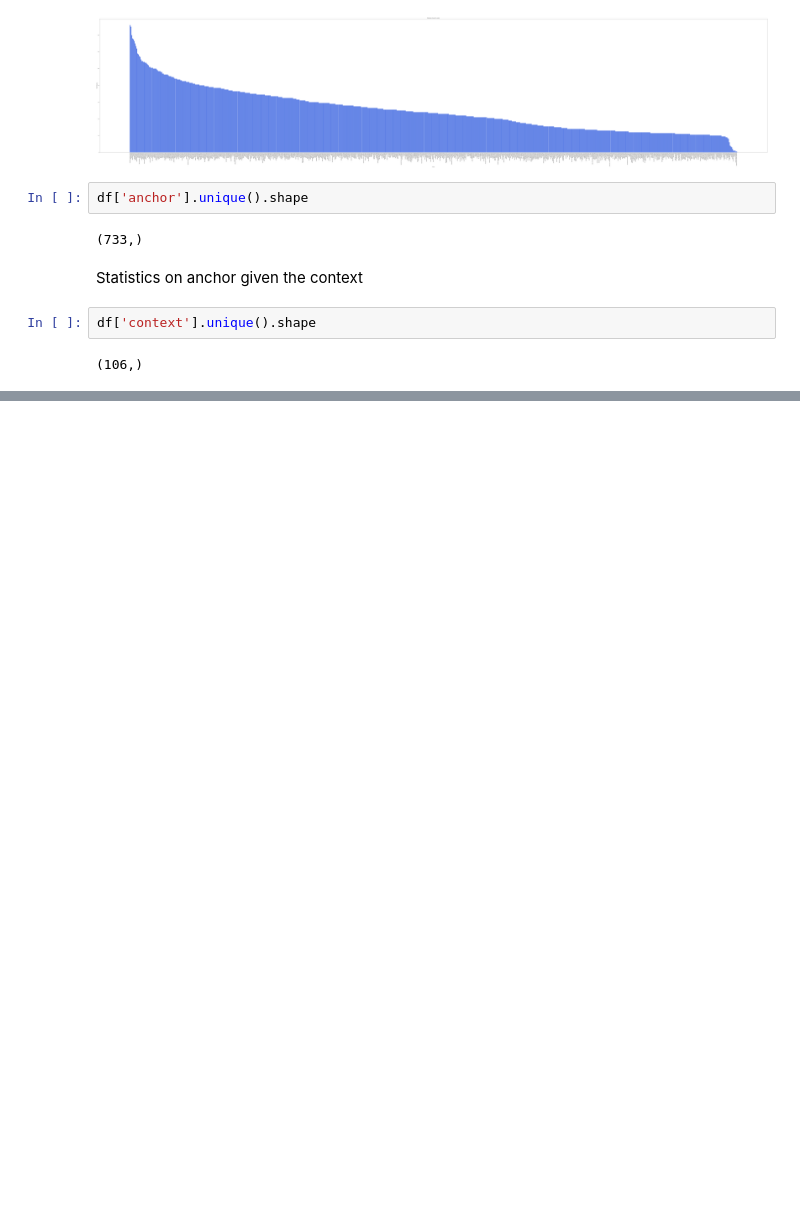
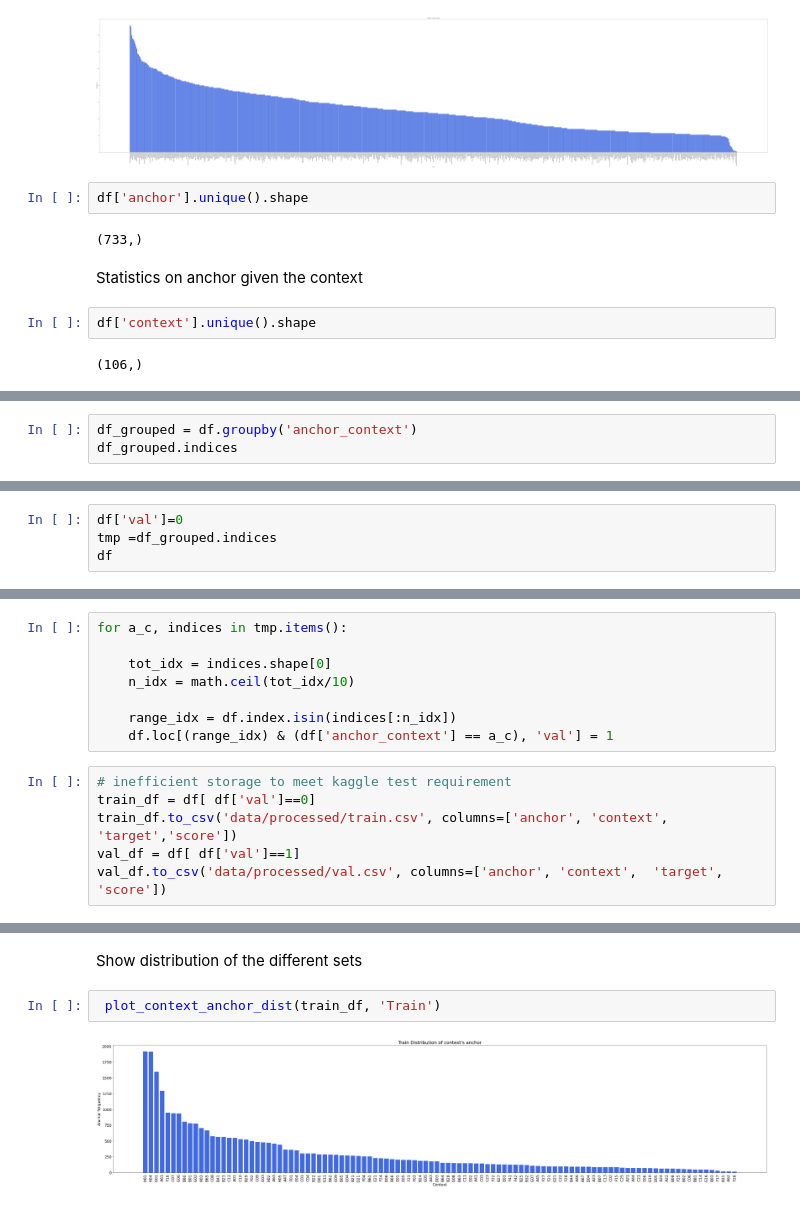
Before and after one commit to Pamasi/phrase_matching_ltn, a Jupyter notebook: data_analysis.ipynb, the cells around one changed output, grey strips where cells are left out. Saved outputs shown, nothing was run; the diff lists cells and outputs as text; blank space fills up the shorter version.

Commit message:
split train val set

```diff
--- a/data_analysis.ipynb
+++ b/data_analysis.ipynb
@@ -92,0 +156,3 @@ Text(0.5, 1.0, "Distribution of context's anchor")
+# %%
+df_grouped = df.groupby('anchor_context')
+df_grouped.indices
@@ -92,0 +177,4 @@ Text(0.5, 1.0, "Distribution of context's anchor")
+# %%
+df['val']=0
+tmp =df_grouped.indices
+df
@@ -92,0 +195,14 @@ Text(0.5, 1.0, "Distribution of context's anchor")
+# %%
+for a_c, indices in tmp.items():
+
+    tot_idx = indices.shape[0]
+    n_idx = math.ceil(tot_idx/10)
+
+    range_idx = df.index.isin(indices[:n_idx])
+    df.loc[(range_idx) & (df['anchor_context'] == a_c), 'val'] = 1
+# %%
+# inefficient storage to meet kaggle test requirement
+train_df = df[ df['val']==0]
+train_df.to_csv('data/processed/train.csv', columns=['anchor', 'context', 'target','score'])
+val_df = df[ df['val']==1]
+val_df.to_csv('data/processed/val.csv', columns=['anchor', 'context',  'target', 'score'])
@@ -92,0 +225,6 @@ Text(0.5, 1.0, "Distribution of context's anchor")
+# %% [markdown]
+Show distribution of the different sets
+# %%
+ plot_context_anchor_dist(train_df, 'Train')
+# %% [output]
+[figure, added]
```
Also changed, not shown: parts of 15 cells of this notebook.
